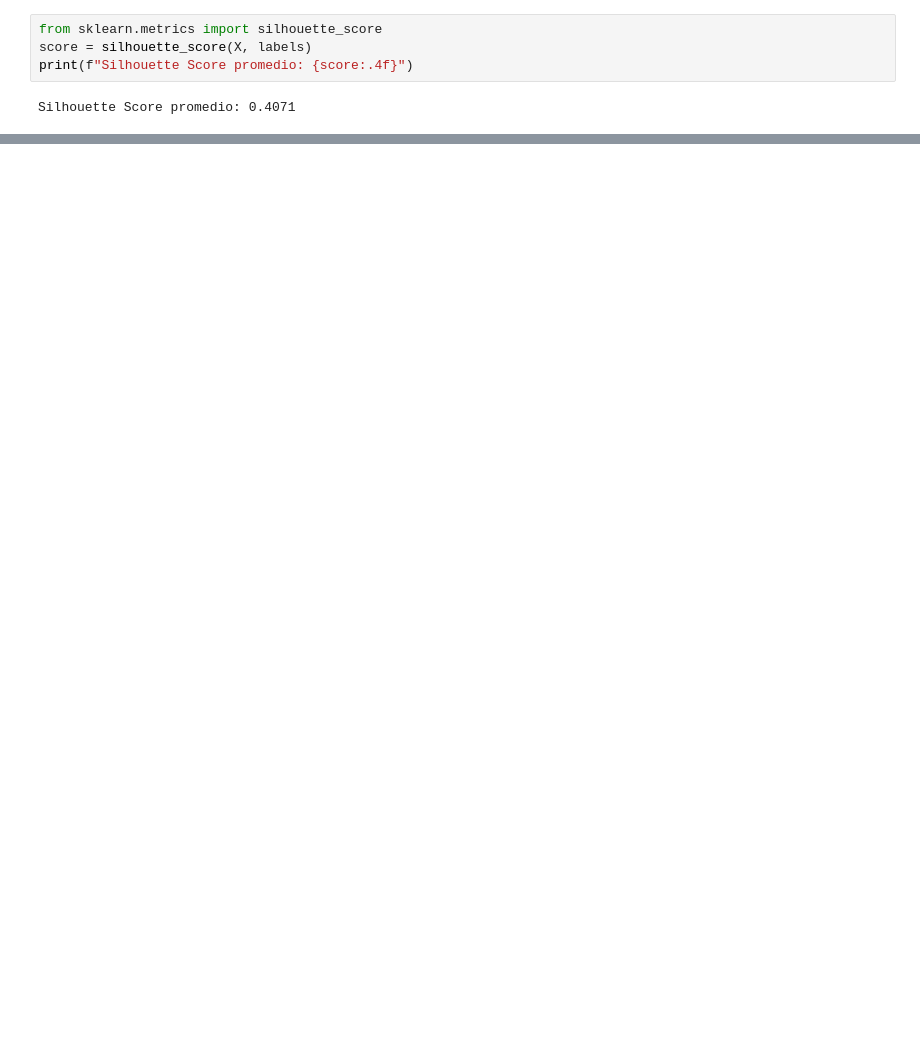
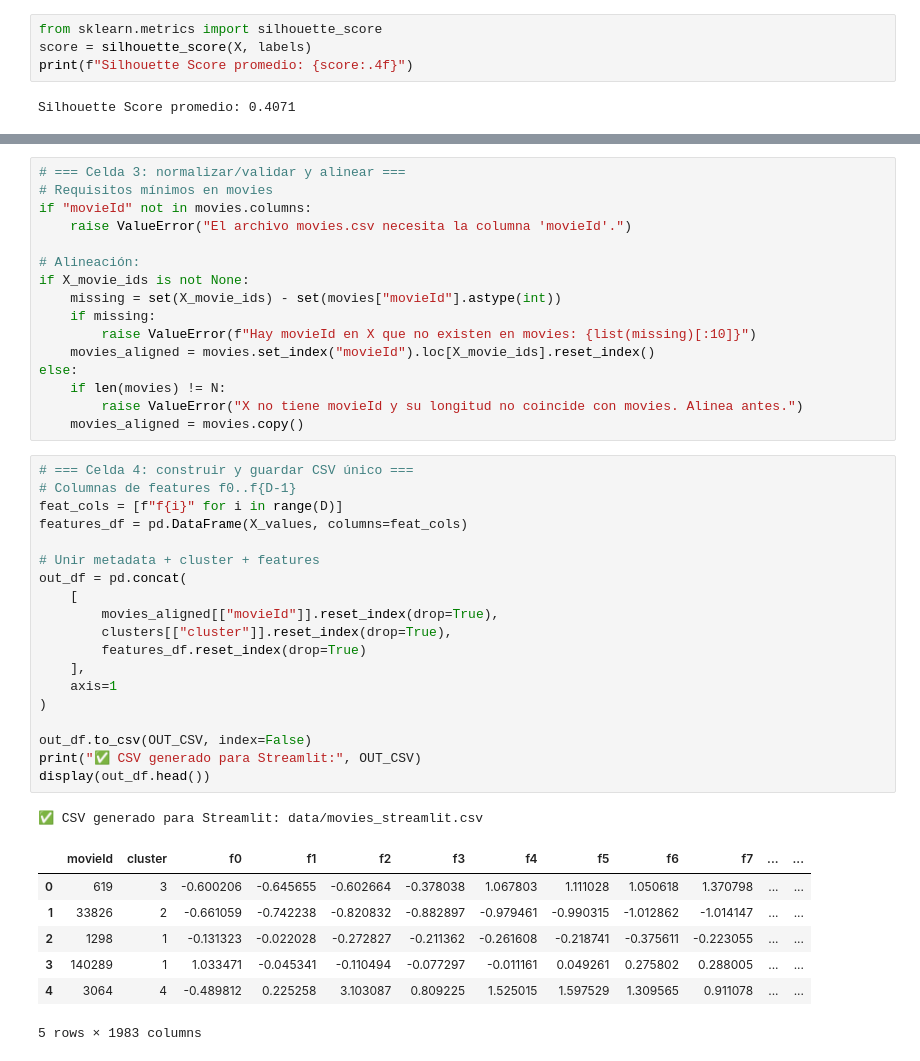
Before and after one commit to lauranagamine1/ml-project2, a Jupyter notebook: clustering/umap/kmeans.ipynb, the cells around one changed output, grey strips where cells are left out. Cells and saved outputs as stored; diff of their text form; blank space fills up the shorter version.

```diff
--- a/clustering/umap/kmeans.ipynb
+++ b/clustering/umap/kmeans.ipynb
@@ -135,0 +155,44 @@ Silhouette Score promedio: 0.4071
+# %%
+# === Celda 3: normalizar/validar y alinear ===
+# Requisitos mínimos en movies
+if "movieId" not in movies.columns:
+    raise ValueError("El archivo movies.csv necesita la columna 'movieId'.")
+
+# Alineación:
+if X_movie_ids is not None:
+    missing = set(X_movie_ids) - set(movies["movieId"].astype(int))
+    if missing:
+        raise ValueError(f"Hay movieId en X que no existen en movies: {list(missing)[:10]}")
+    movies_aligned = movies.set_index("movieId").loc[X_movie_ids].reset_index()
+else:
+    if len(movies) != N:
+        raise ValueError("X no tiene movieId y su longitud no coincide con movies. Alinea antes.")
+    movies_aligned = movies.copy()
+# %%
+# === Celda 4: construir y guardar CSV único ===
+# Columnas de features f0..f{D-1}
+feat_cols = [f"f{i}" for i in range(D)]
+features_df = pd.DataFrame(X_values, columns=feat_cols)
+
+# Unir metadata + cluster + features
+out_df = pd.concat(
+    [
+        movies_aligned[["movieId"]].reset_index(drop=True),
+        clusters[["cluster"]].reset_index(drop=True),
+        features_df.reset_index(drop=True)
+    ],
+    axis=1
+)
+
+out_df.to_csv(OUT_CSV, index=False)
+print("✅ CSV generado para Streamlit:", OUT_CSV)
+display(out_df.head())
+# %% [output]
+✅ CSV generado para Streamlit: data/movies_streamlit.csv
+|  | movieId | cluster | f0 | f1 | f2 | f3 | f4 | f5 | f6 | f7 | ... | ... |
+| 0 | 619 | 3 | -0.600206 | -0.645655 | -0.602664 | -0.378038 | 1.067803 | 1.111028 | 1.050618 | 1.370798 | ... | ... |
+| 1 | 33826 | 2 | -0.661059 | -0.742238 | -0.820832 | -0.882897 | -0.979461 | -0.990315 | -1.012862 | -1.014147 | ... | ... |
+| 2 | 1298 | 1 | -0.131323 | -0.022028 | -0.272827 | -0.211362 | -0.261608 | -0.218741 | -0.375611 | -0.223055 | ... | ... |
+| 3 | 140289 | 1 | 1.033471 | -0.045341 | -0.110494 | -0.077297 | -0.011161 | 0.049261 | 0.275802 | 0.288005 | ... | ... |
+| 4 | 3064 | 4 | -0.489812 | 0.225258 | 3.103087 | 0.809225 | 1.525015 | 1.597529 | 1.309565 | 0.911078 | ... | ... |
+5 rows × 1983 columns
```
Also changed, not shown: parts of 7 cells of this notebook, 16 other files.
